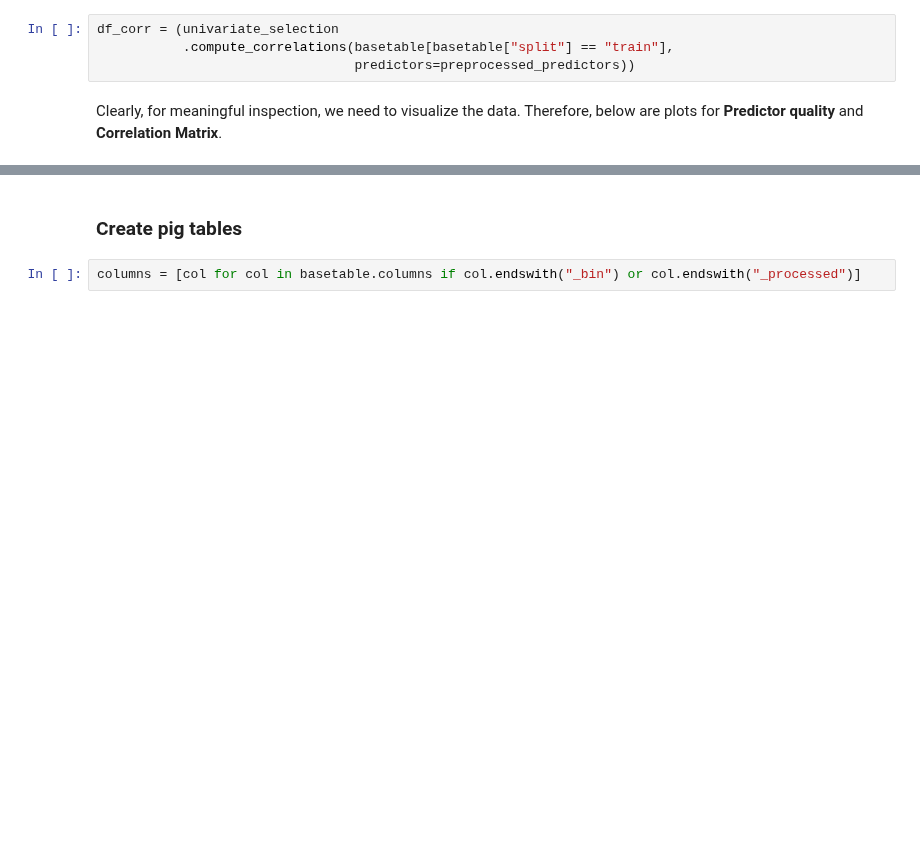
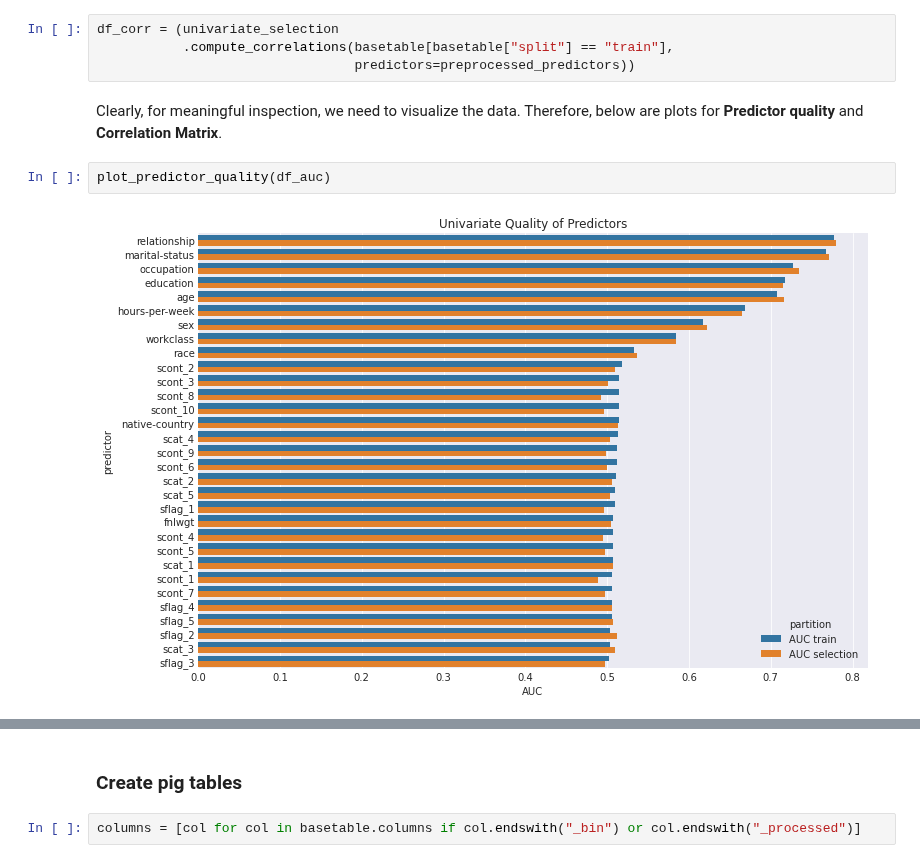
Before and after one commit to PythonPredictions/cobra, a Jupyter notebook: examples/examples.ipynb, the cells around one changed output, grey strips where cells are left out. Saved outputs shown, nothing was run; the diff lists cells and outputs as text; blank space fills up the shorter version.

```diff
--- a/examples/examples.ipynb
+++ b/examples/examples.ipynb
@@ -164,3 +162,7 @@ df_corr = (univariate_selection
                                  predictors=preprocessed_predictors))
 # %% [markdown]
 Clearly, for meaningful inspection, we need to visualize the data. Therefore, below are plots for **Predictor quality** and **Correlation Matrix**.
+# %%
+plot_predictor_quality(df_auc)
+# %% [output]
+[figure, added]
```
Also changed, not shown: parts of 18 cells of this notebook, 1 other file.
